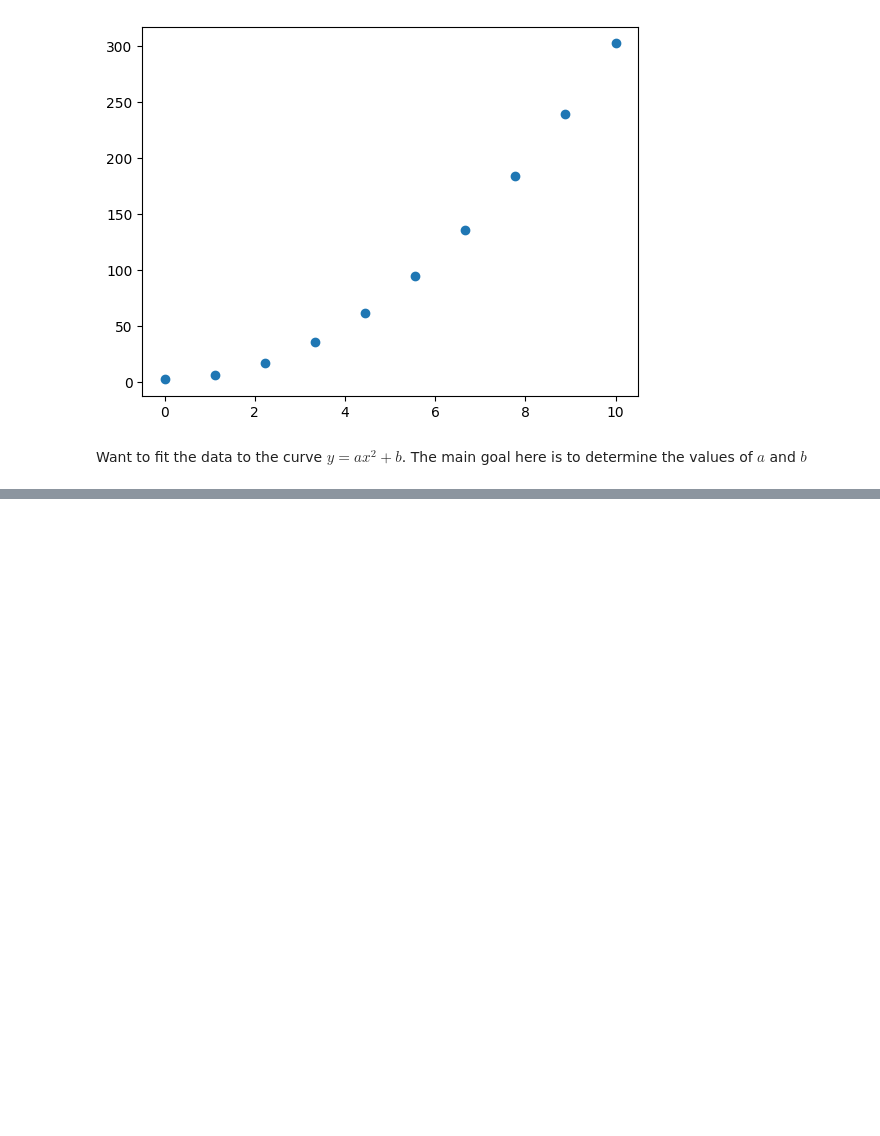
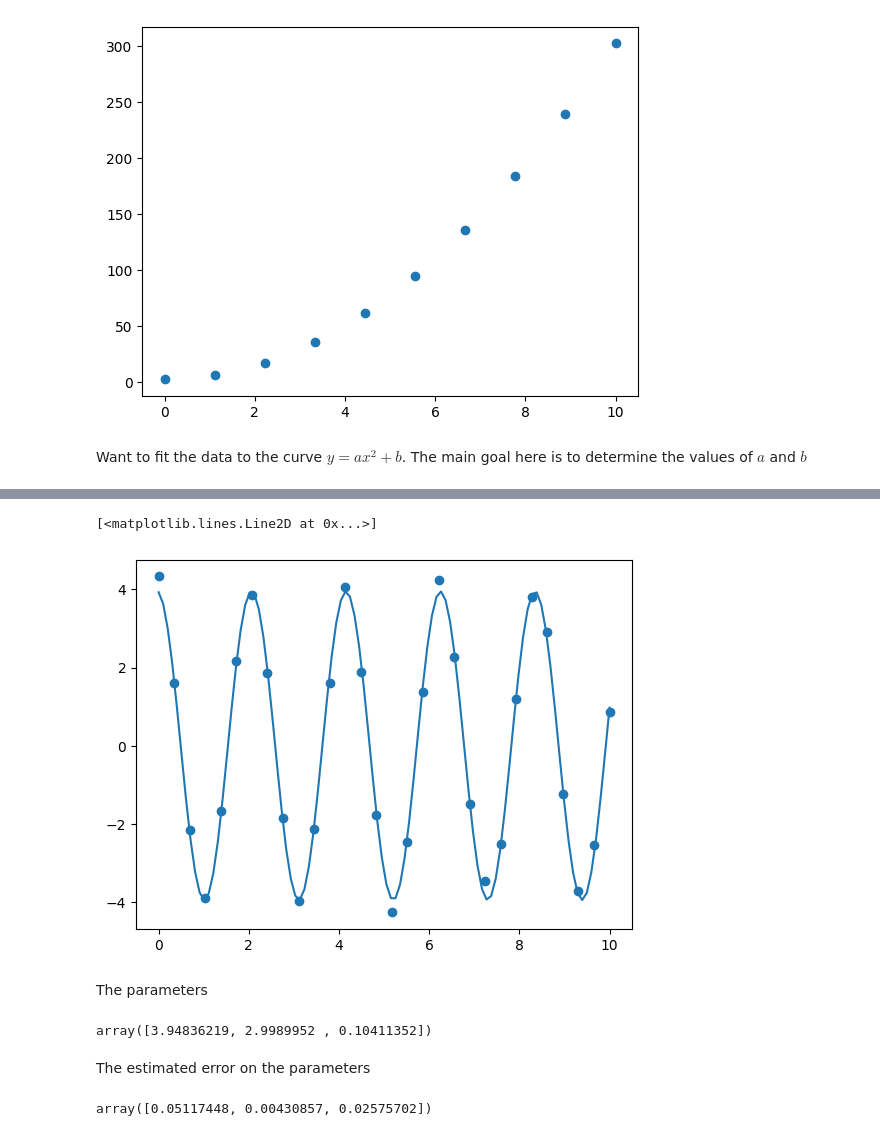
Before and after one commit to ashleysharp/codespaces-jupyter, a Jupyter notebook: notebooks/scipy.ipynb, the cells around one changed output, grey strips where cells are left out. Saved outputs shown, nothing was run; the diff lists cells and outputs as text; code cells hidden in the pictures; blank space fills up the shorter version.

```diff
--- a/notebooks/scipy.ipynb
+++ b/notebooks/scipy.ipynb
@@ -127,0 +152,28 @@ array([[ 4.13297331e-34, -1.45419433e-32],
+# %%
+def func(t, A, w, phi):
+    return A * np.cos(w*t + phi)
+
+popt, pcov = curve_fit(func, t_data, y_data, p0=(4, np.pi, 0))
+# %%
+A, w, phi = popt
+# %%
+t = np.linspace(0, 10, 100)
+y = func(t, A, w, phi)
+# %%
+plt.scatter(t_data, y_data)
+plt.plot(t, y) # the fitted curve
+# %% [output]
+[<matplotlib.lines.Line2D at 0x...>]
+[figure, added]
+# %% [markdown]
+The parameters
+# %%
+popt
+# %% [output]
+array([3.94836219, 2.9989952 , 0.10411352])
+# %% [markdown]
+The estimated error on the parameters
+# %%
+np.sqrt(np.diag(pcov))
+# %% [output]
+array([0.05117448, 0.00430857, 0.02575702])
```
Also changed, not shown: parts of 34 cells of this notebook.
